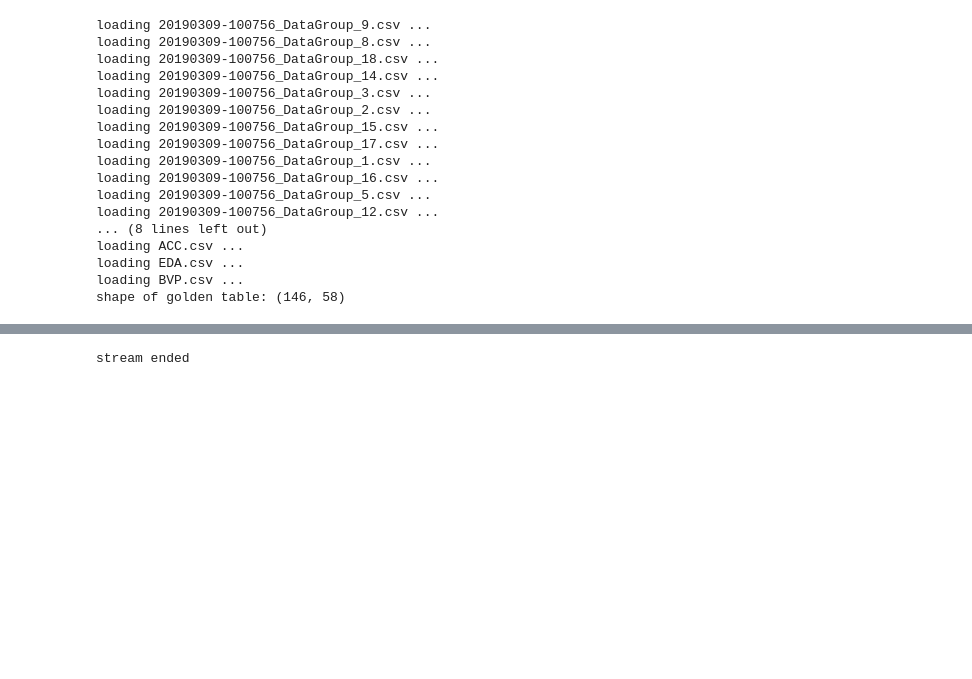
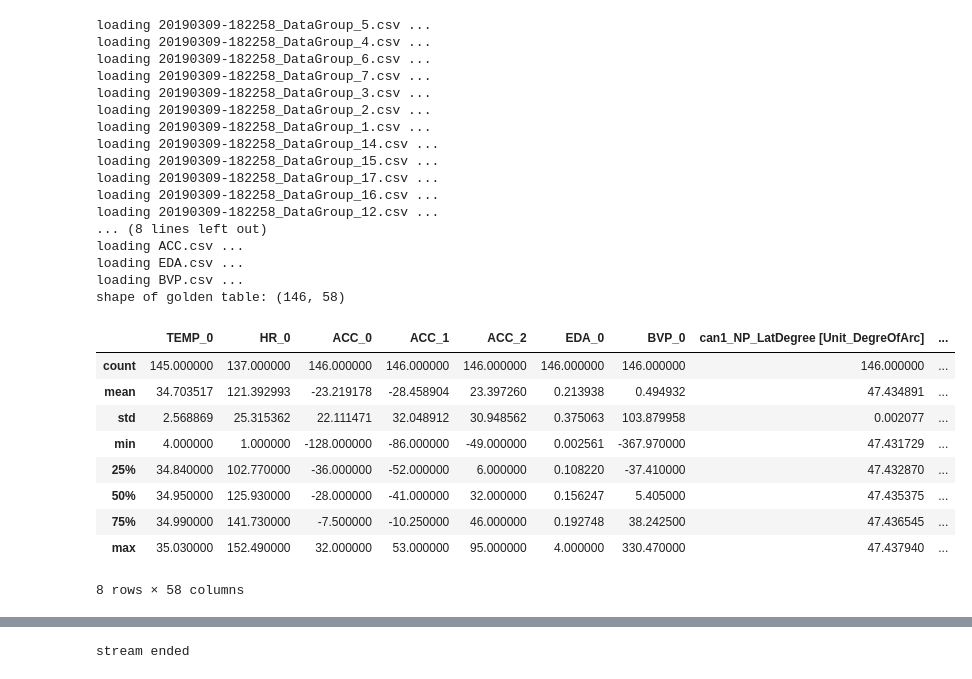
Before and after one commit to bentaculum/starthack19, a Jupyter notebook: notebooks/csv_processing.ipynb, the cells around one changed output, grey strips where cells are left out. Drawn from its saved outputs; the diff is of its cells as text; code cells hidden in the pictures; blank space fills up the shorter version.

```diff
--- a/notebooks/csv_processing.ipynb
+++ b/notebooks/csv_processing.ipynb
@@ -90,22 +93,22 @@ def load_csvs(dir_car, dir_watch):
 # absolut base_dir
 base_dir = '/Users/benjamin/code/starthack19/'
 os.chdir(base_dir)
-golden_table = load_csvs(os.path.join(base_dir, 'data/for_demo/car'), os.path.join(base_dir, 'data/for_demo/watch'))
+golden_table = load_csvs(os.path.join(base_dir, 'data/for_demo/car_19-23'), os.path.join(base_dir, 'data/for_demo/watch'))
 print('shape of golden table: {}'.format(golden_table.shape))
 # display(golden_table.head())
 # %% [output]
-loading 20190309-100756_DataGroup_9.csv ...
-loading 20190309-100756_DataGroup_8.csv ...
-loading 20190309-100756_DataGroup_18.csv ...
-loading 20190309-100756_DataGroup_14.csv ...
-loading 20190309-100756_DataGroup_3.csv ...
-loading 20190309-100756_DataGroup_2.csv ...
-loading 20190309-100756_DataGroup_15.csv ...
-loading 20190309-100756_DataGroup_17.csv ...
-loading 20190309-100756_DataGroup_1.csv ...
-loading 20190309-100756_DataGroup_16.csv ...
-loading 20190309-100756_DataGroup_5.csv ...
-loading 20190309-100756_DataGroup_12.csv ...
+loading 20190309-182258_DataGroup_5.csv ...
+loading 20190309-182258_DataGroup_4.csv ...
+loading 20190309-182258_DataGroup_6.csv ...
+loading 20190309-182258_DataGroup_7.csv ...
+loading 20190309-182258_DataGroup_3.csv ...
+loading 20190309-182258_DataGroup_2.csv ...
+loading 20190309-182258_DataGroup_1.csv ...
+loading 20190309-182258_DataGroup_14.csv ...
+loading 20190309-182258_DataGroup_15.csv ...
+loading 20190309-182258_DataGroup_17.csv ...
+loading 20190309-182258_DataGroup_16.csv ...
+loading 20190309-182258_DataGroup_12.csv ...
 ... (8 lines left out)
 loading ACC.csv ...
 loading EDA.csv ...
@@ -113,0 +120,13 @@ shape of golden table: (146, 58)
+# %%
+golden_table.describe()
+# %% [output]
+|  | TEMP_0 | HR_0 | ACC_0 | ACC_1 | ACC_2 | EDA_0 | BVP_0 | can1_NP_LatDegree [Unit_DegreOfArc] | ... |
+| count | 145.000000 | 137.000000 | 146.000000 | 146.000000 | 146.000000 | 146.000000 | 146.000000 | 146.000000 | ... |
+| mean | 34.703517 | 121.392993 | -23.219178 | -28.458904 | 23.397260 | 0.213938 | 0.494932 | 47.434891 | ... |
+| std | 2.568869 | 25.315362 | 22.111471 | 32.048912 | 30.948562 | 0.375063 | 103.879958 | 0.002077 | ... |
+| min | 4.000000 | 1.000000 | -128.000000 | -86.000000 | -49.000000 | 0.002561 | -367.970000 | 47.431729 | ... |
+| 25% | 34.840000 | 102.770000 | -36.000000 | -52.000000 | 6.000000 | 0.108220 | -37.410000 | 47.432870 | ... |
+| 50% | 34.950000 | 125.930000 | -28.000000 | -41.000000 | 32.000000 | 0.156247 | 5.405000 | 47.435375 | ... |
+| 75% | 34.990000 | 141.730000 | -7.500000 | -10.250000 | 46.000000 | 0.192748 | 38.242500 | 47.436545 | ... |
+| max | 35.030000 | 152.490000 | 32.000000 | 53.000000 | 95.000000 | 4.000000 | 330.470000 | 47.437940 | ... |
+8 rows × 58 columns
```
Also changed, not shown: parts of 4 cells of this notebook, 1 other file.
